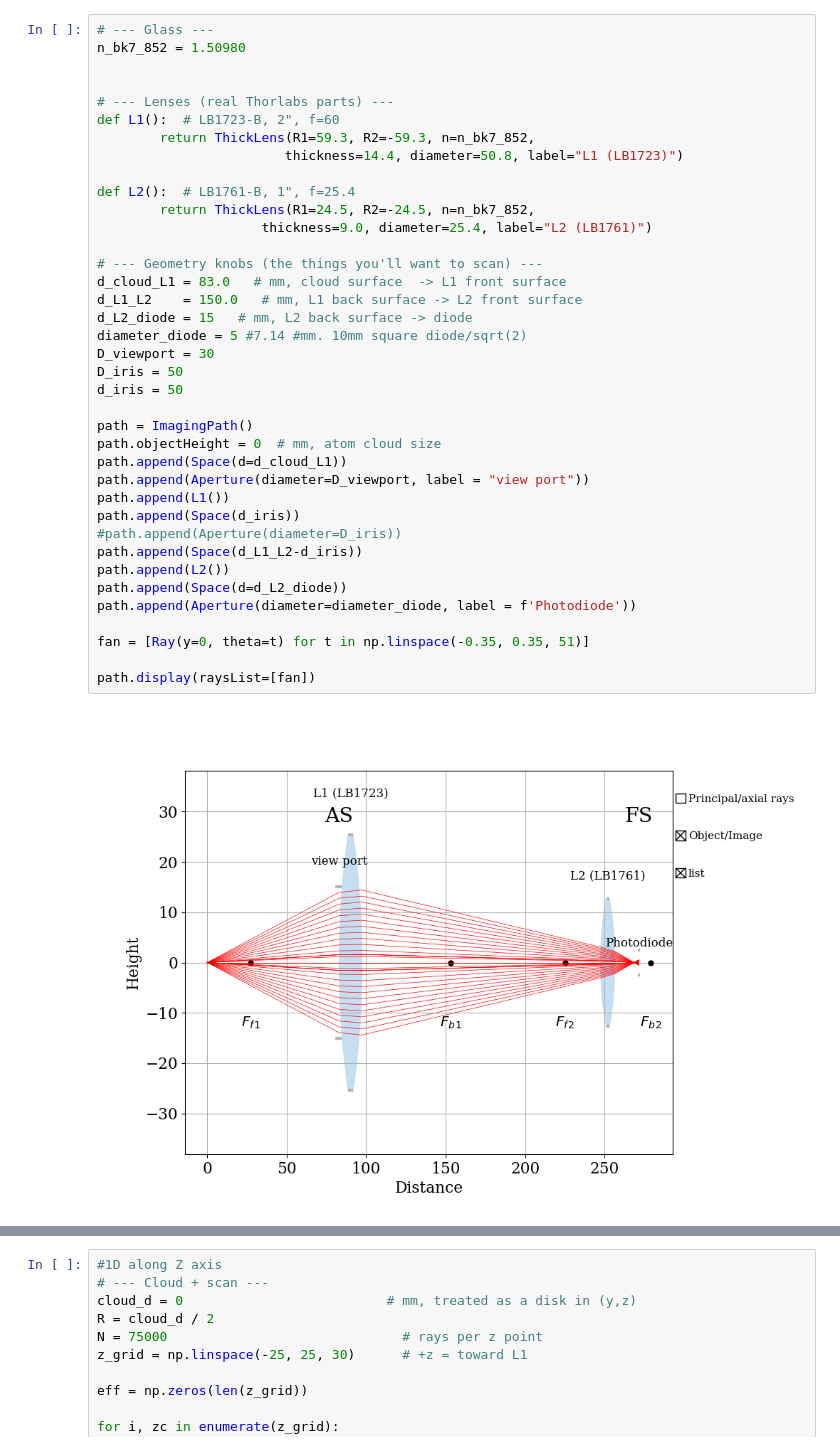
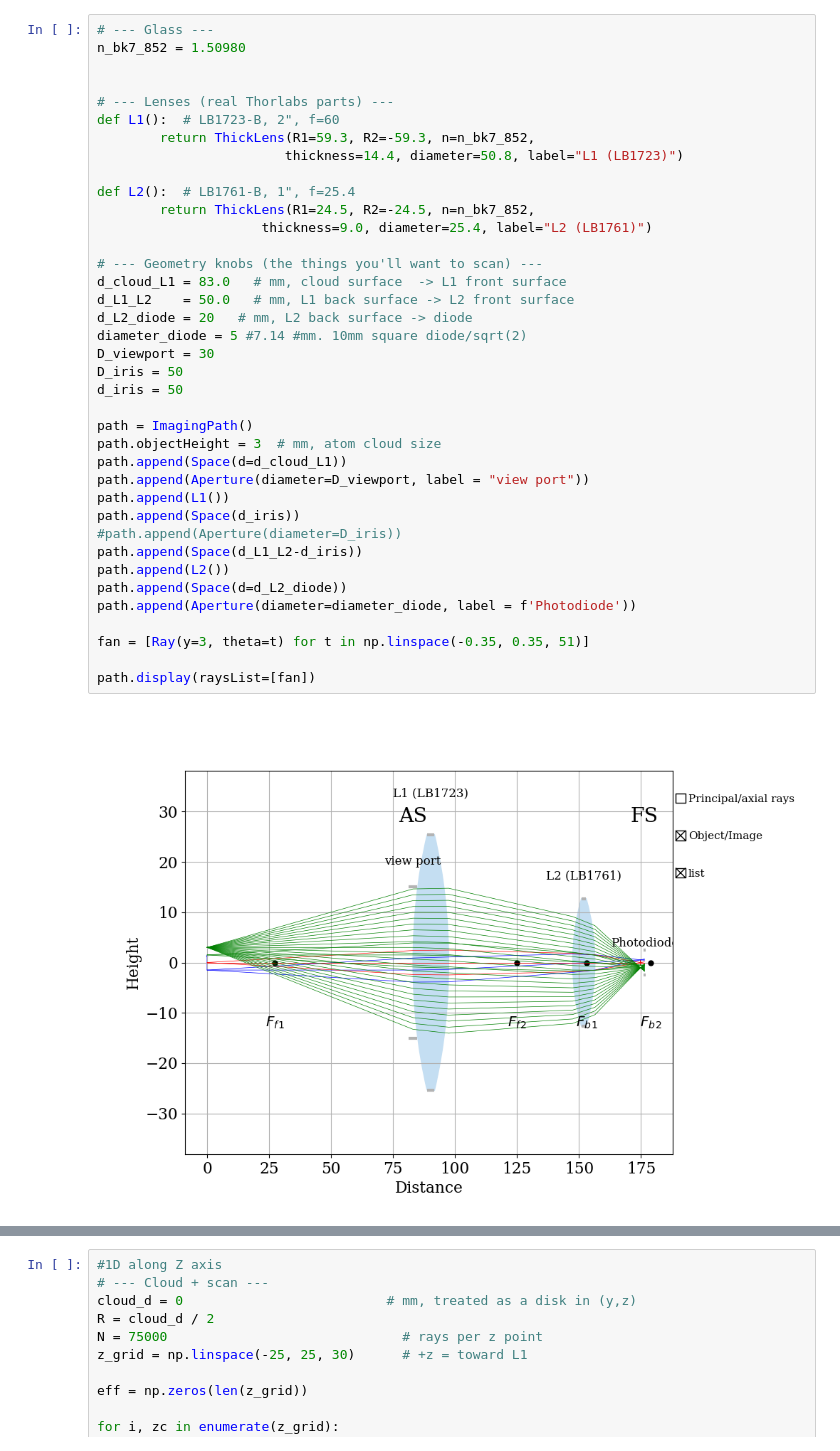
Before and after one commit to josephmlev/eedm_jml, a Jupyter notebook: daqAnalysisAndExperiments/optics/flourescenceTelescope/flourescenceTelescope.ipynb, the cells around one changed output, grey strips where cells are left out. Saved outputs shown, nothing was run; the diff lists cells and outputs as text.

```diff
--- a/daqAnalysisAndExperiments/optics/flourescenceTelescope/flourescenceTelescope.ipynb
+++ b/daqAnalysisAndExperiments/optics/flourescenceTelescope/flourescenceTelescope.ipynb
@@ -33,38 +37,38 @@ n_bk7_852 = 1.50980
 # --- Lenses (real Thorlabs parts) ---
 def L1():  # LB1723-B, 2", f=60
         return ThickLens(R1=59.3, R2=-59.3, n=n_bk7_852,
                         thickness=14.4, diameter=50.8, label="L1 (LB1723)")
 
 def L2():  # LB1761-B, 1", f=25.4
         return ThickLens(R1=24.5, R2=-24.5, n=n_bk7_852,
                      thickness=9.0, diameter=25.4, label="L2 (LB1761)")
 
 # --- Geometry knobs (the things you'll want to scan) ---
 d_cloud_L1 = 83.0   # mm, cloud surface  -> L1 front surface
-d_L1_L2    = 150.0   # mm, L1 back surface -> L2 front surface
-d_L2_diode = 15   # mm, L2 back surface -> diode
+d_L1_L2    = 50.0   # mm, L1 back surface -> L2 front surface
+d_L2_diode = 20   # mm, L2 back surface -> diode
 diameter_diode = 5 #7.14 #mm. 10mm square diode/sqrt(2)
 D_viewport = 30
 D_iris = 50
 d_iris = 50
 
 path = ImagingPath()
-path.objectHeight = 0  # mm, atom cloud size
+path.objectHeight = 3  # mm, atom cloud size
 path.append(Space(d=d_cloud_L1))
 path.append(Aperture(diameter=D_viewport, label = "view port"))
 path.append(L1())
 path.append(Space(d_iris))
 #path.append(Aperture(diameter=D_iris))
 path.append(Space(d_L1_L2-d_iris))
 path.append(L2())
 path.append(Space(d=d_L2_diode))
 path.append(Aperture(diameter=diameter_diode, label = f'Photodiode'))
 
-fan = [Ray(y=0, theta=t) for t in np.linspace(-0.35, 0.35, 51)]
+fan = [Ray(y=3, theta=t) for t in np.linspace(-0.35, 0.35, 51)]
 
 path.display(raysList=[fan])
 # %% [output]
-[figure, old version]
+[figure, new version]
 # %%
 #vectorized thin lens. Fast!
 # --- Cloud + scan ---
```
Also changed, not shown: parts of 3 cells of this notebook.
